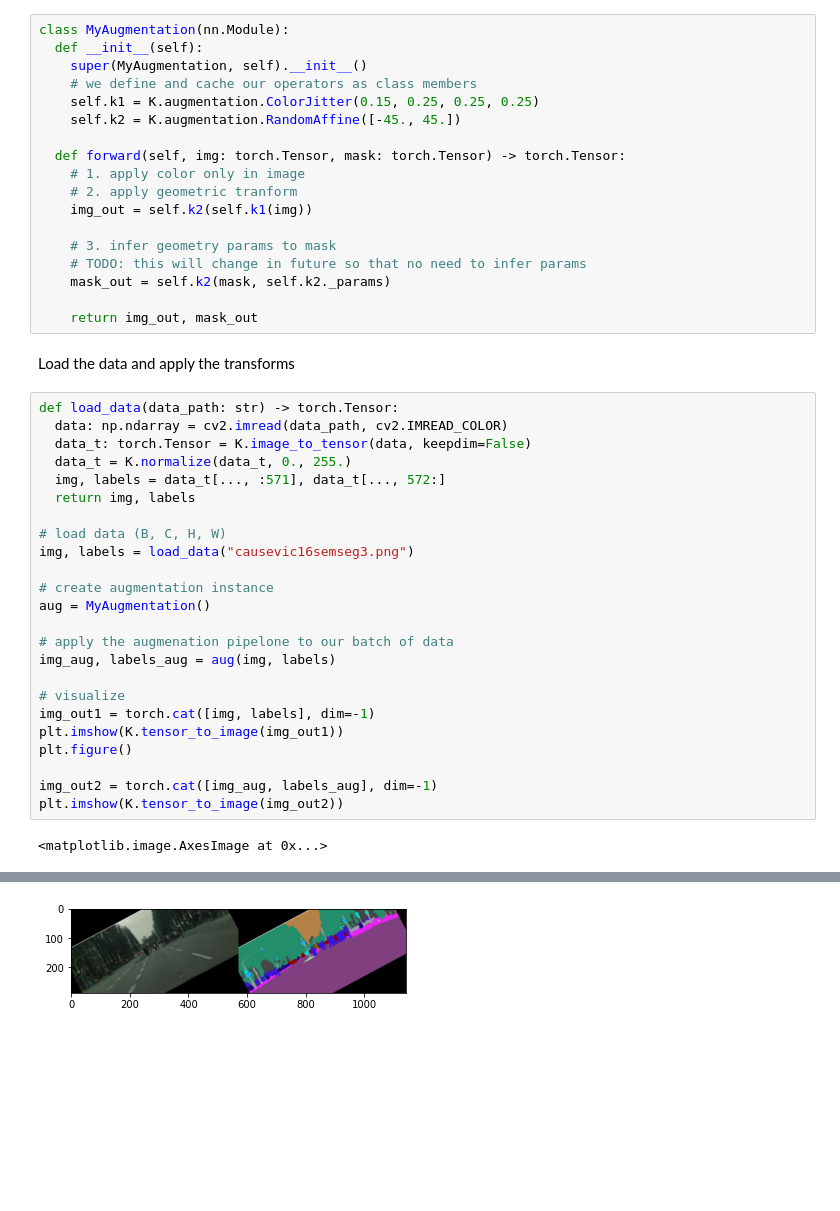
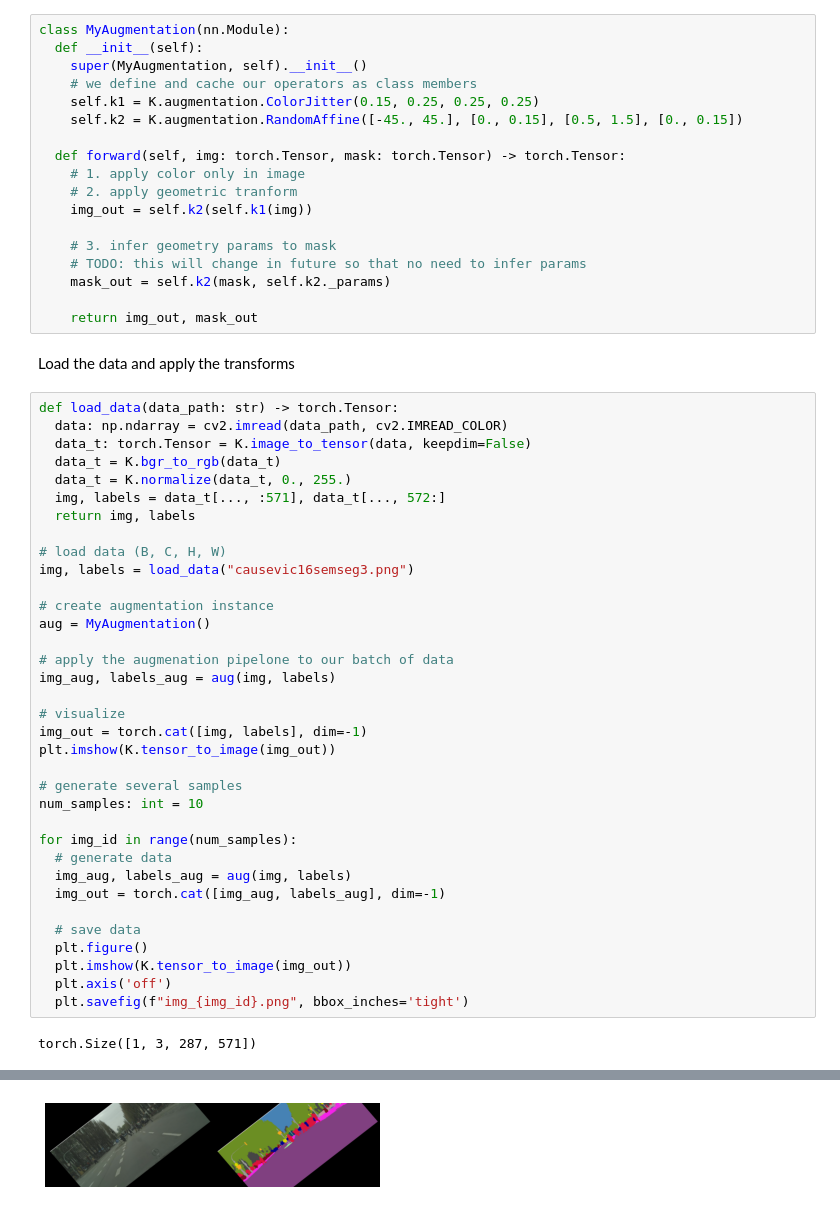
Before and after one commit to kornia/kornia-examples, a Jupyter notebook: data_augmenation_segmentation.ipynb, the cells around one changed output, grey strips where cells are left out. Cells and saved outputs as stored; diff of their text form; blank space fills up the shorter version.

```diff
--- a/data_augmenation_segmentation.ipynb
+++ b/data_augmenation_segmentation.ipynb
@@ -70,7 +61,7 @@ class MyAugmentation(nn.Module):
     super(MyAugmentation, self).__init__()
     # we define and cache our operators as class members
     self.k1 = K.augmentation.ColorJitter(0.15, 0.25, 0.25, 0.25)
-    self.k2 = K.augmentation.RandomAffine([-45., 45.])
+    self.k2 = K.augmentation.RandomAffine([-45., 45.], [0., 0.15], [0.5, 1.5], [0., 0.15])
 
   def forward(self, img: torch.Tensor, mask: torch.Tensor) -> torch.Tensor:
     # 1. apply color only in image
@@ -88,6 +79,7 @@ Load the data and apply the transforms
 def load_data(data_path: str) -> torch.Tensor:
   data: np.ndarray = cv2.imread(data_path, cv2.IMREAD_COLOR)
   data_t: torch.Tensor = K.image_to_tensor(data, keepdim=False)
+  data_t = K.bgr_to_rgb(data_t)
   data_t = K.normalize(data_t, 0., 255.)
   img, labels = data_t[..., :571], data_t[..., 572:]
   return img, labels
@@ -102,11 +94,21 @@ aug = MyAugmentation()
 img_aug, labels_aug = aug(img, labels)
 
 # visualize
-img_out1 = torch.cat([img, labels], dim=-1)
-plt.imshow(K.tensor_to_image(img_out1))
-plt.figure()
+img_out = torch.cat([img, labels], dim=-1)
+plt.imshow(K.tensor_to_image(img_out))
 
-img_out2 = torch.cat([img_aug, labels_aug], dim=-1)
-plt.imshow(K.tensor_to_image(img_out2))
+# generate several samples
+num_samples: int = 10
+
+for img_id in range(num_samples):
+  # generate data
+  img_aug, labels_aug = aug(img, labels)
+  img_out = torch.cat([img_aug, labels_aug], dim=-1)
+
+  # save data
+  plt.figure()
+  plt.imshow(K.tensor_to_image(img_out))
+  plt.axis('off')
+  plt.savefig(f"img_{img_id}.png", bbox_inches='tight')
 # %% [output]
-<matplotlib.image.AxesImage at 0x...>
+torch.Size([1, 3, 287, 571])
@@ -114 +116 @@ plt.imshow(K.tensor_to_image(img_out2))
-[figure, old version]
+[figure, new version]
```
Also changed, not shown: parts of 3 cells of this notebook.
